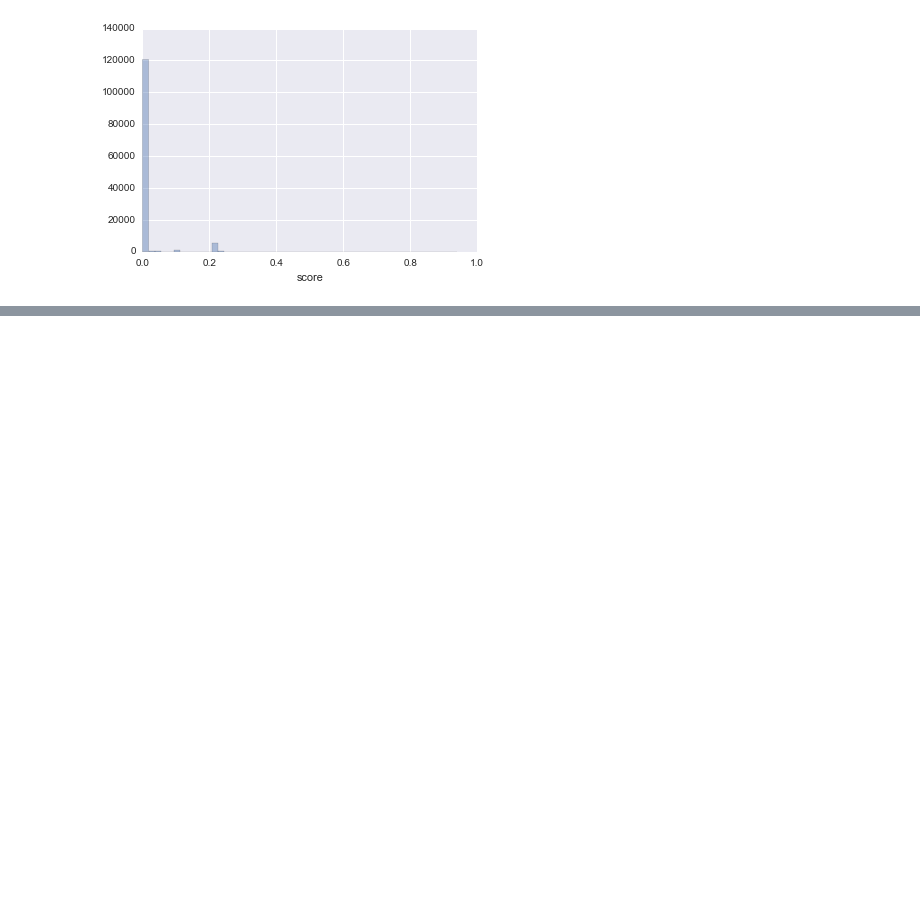
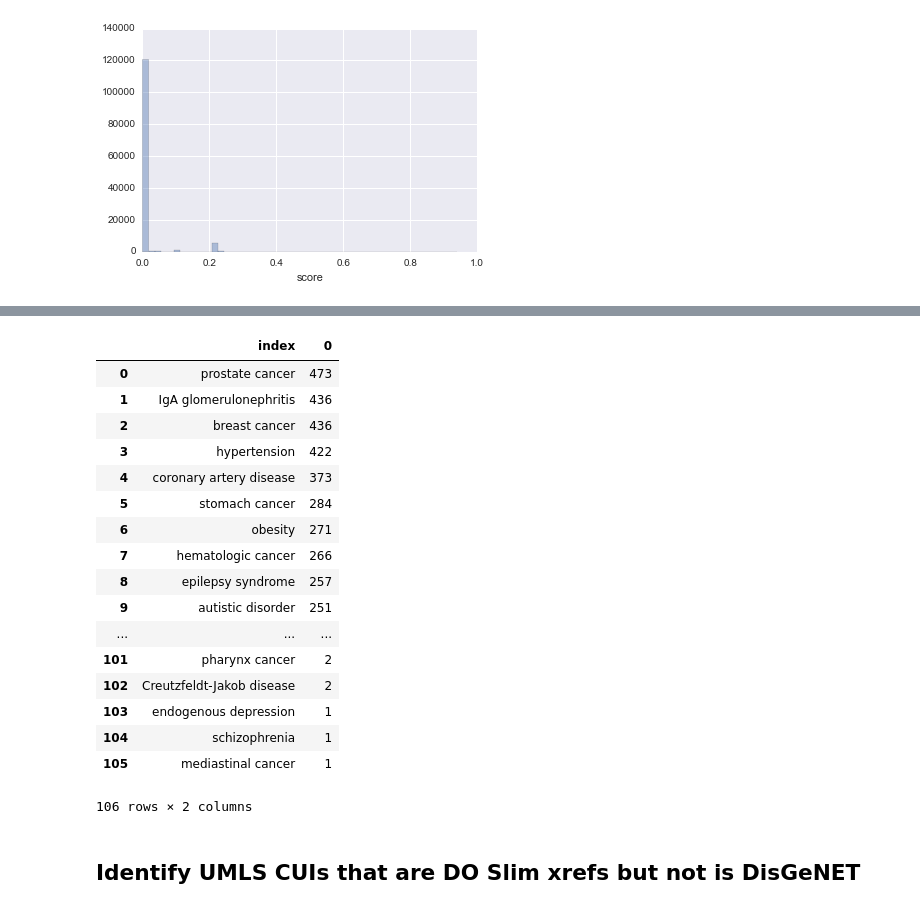
Before and after one commit to dhimmel/disgenet, a Jupyter notebook: disgenet.ipynb, the cells around one changed output, grey strips where cells are left out. Drawn from its saved outputs; the diff is of its cells as text; code cells hidden in the pictures; blank space fills up the shorter version.

```diff
--- a/disgenet.ipynb
+++ b/disgenet.ipynb
@@ -54,0 +104,23 @@ seaborn.distplot(all_df.score, kde=False);
+# %%
+hps_df.doid_name.value_counts().reset_index()
+# %% [output]
+|  | index | 0 |
+| 0 | prostate cancer | 473 |
+| 1 | IgA glomerulonephritis | 436 |
+| 2 | breast cancer | 436 |
+| 3 | hypertension | 422 |
+| 4 | coronary artery disease | 373 |
+| 5 | stomach cancer | 284 |
+| 6 | obesity | 271 |
+| 7 | hematologic cancer | 266 |
+| 8 | epilepsy syndrome | 257 |
+| 9 | autistic disorder | 251 |
+| ... | ... | ... |
+| 101 | pharynx cancer | 2 |
+| 102 | Creutzfeldt-Jakob disease | 2 |
+| 103 | endogenous depression | 1 |
+| 104 | schizophrenia | 1 |
+| 105 | mediastinal cancer | 1 |
+106 rows × 2 columns
+# %% [markdown]
+## Identify UMLS CUIs that are DO Slim xrefs but not is DisGeNET
```
Also changed, not shown: parts of 7 cells of this notebook, 3 other files.
